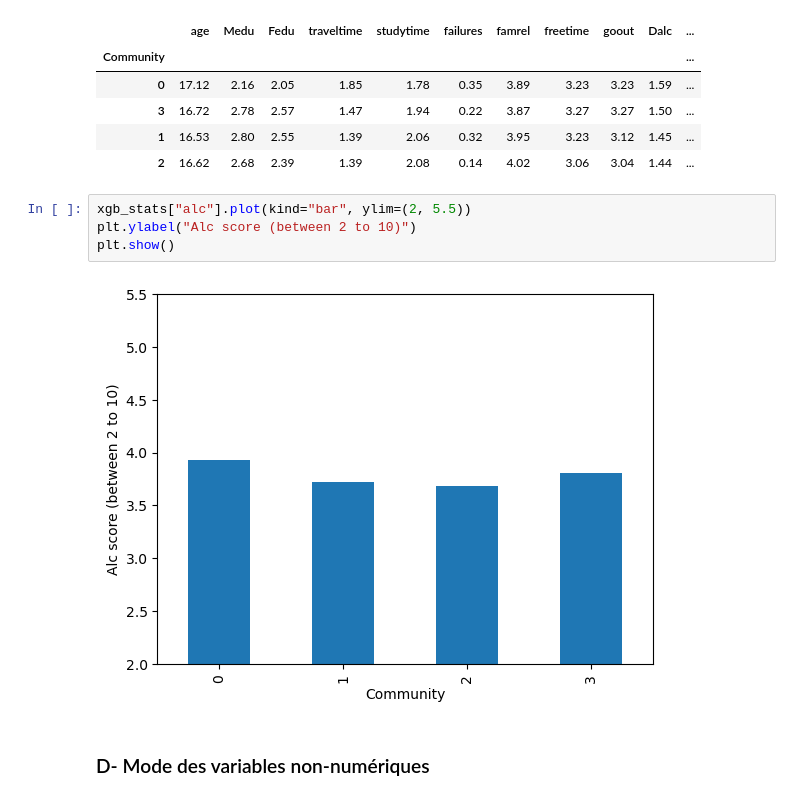
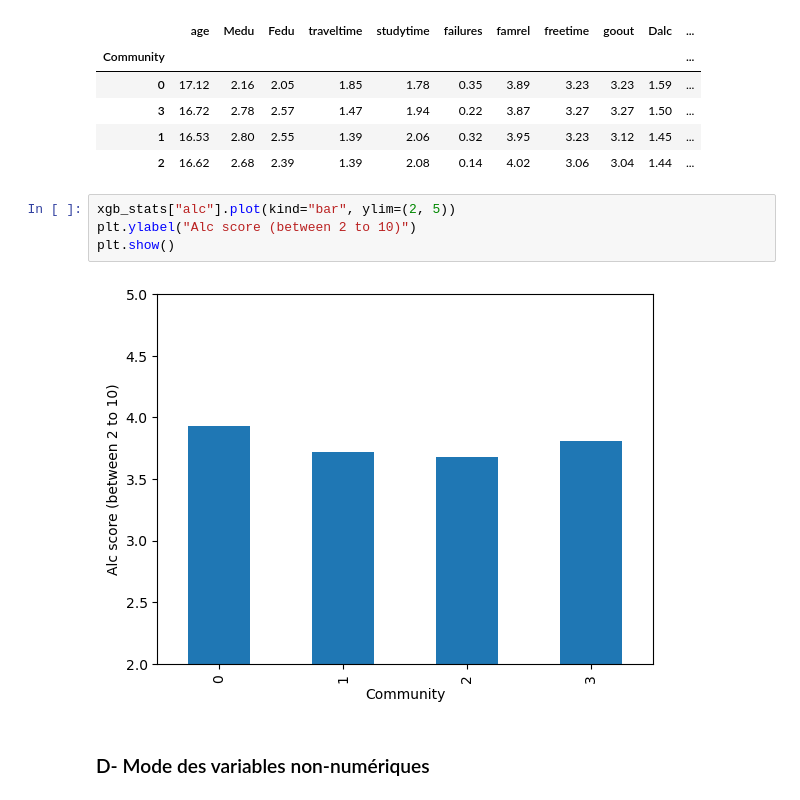
Before and after one commit to Cyrlyo/Alcohol_Students, a Jupyter notebook: Notebook/statitics.ipynb, the cells around one changed output. Cells and saved outputs as stored; diff of their text form.

```diff
--- a/Notebook/statitics.ipynb
+++ b/Notebook/statitics.ipynb
@@ -288,12 +288,12 @@ xgb_stats.sort_values("alc", ascending=False)
 | 3 | 16.72 | 2.78 | 2.57 | 1.47 | 1.94 | 0.22 | 3.87 | 3.27 | 3.27 | 1.50 | ... |
 | 1 | 16.53 | 2.80 | 2.55 | 1.39 | 2.06 | 0.32 | 3.95 | 3.23 | 3.12 | 1.45 | ... |
 | 2 | 16.62 | 2.68 | 2.39 | 1.39 | 2.08 | 0.14 | 4.02 | 3.06 | 3.04 | 1.44 | ... |
-# %%
-xgb_stats["alc"].plot(kind="bar", ylim=(2, 5.5))
-plt.ylabel("Alc score (between 2 to 10)")
-plt.show()
-# %% [output]
-[figure, removed]
+# %%
+xgb_stats["alc"].plot(kind="bar", ylim=(2, 5))
+plt.ylabel("Alc score (between 2 to 10)")
+plt.show()
+# %% [output]
+[figure, added]
 # %% [markdown]
 ### D- Mode des variables non-numériques
 # %%
```
Also changed, not shown: parts of 7 cells of this notebook.
